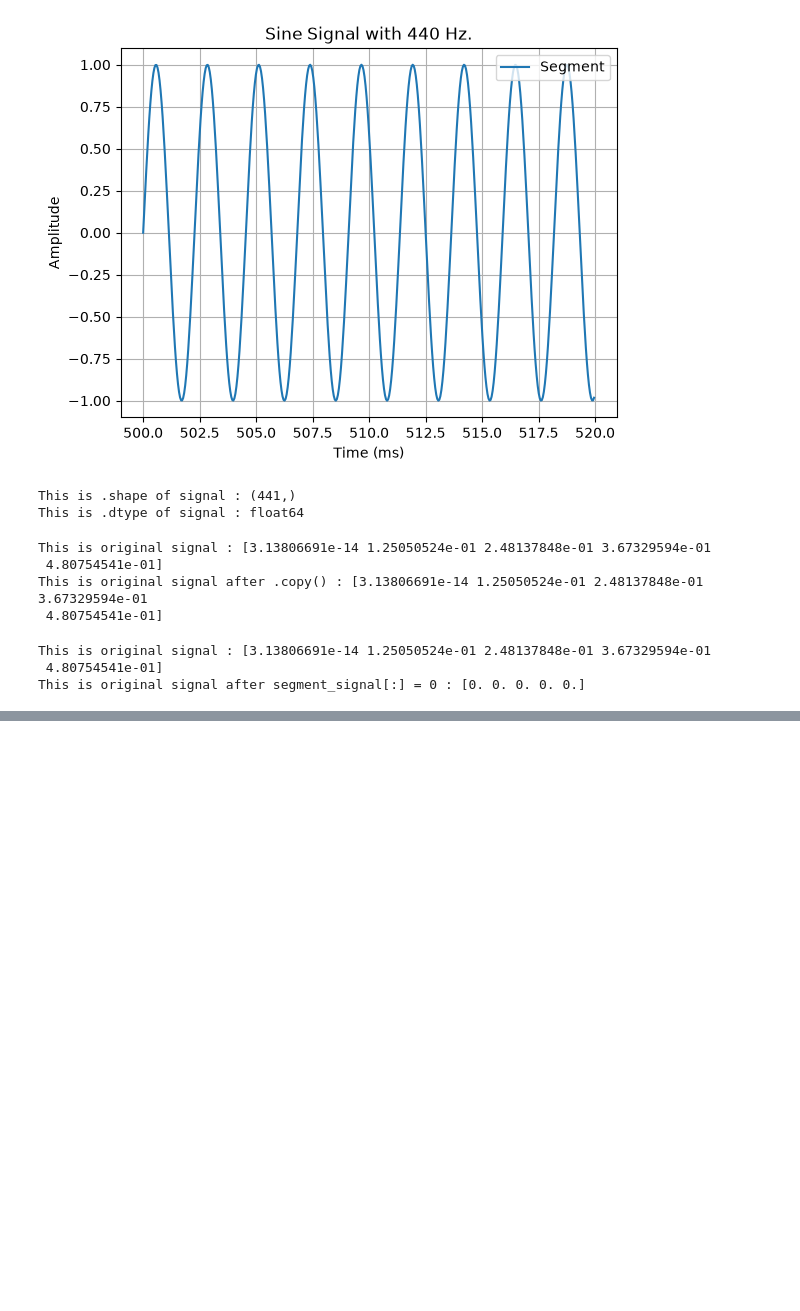
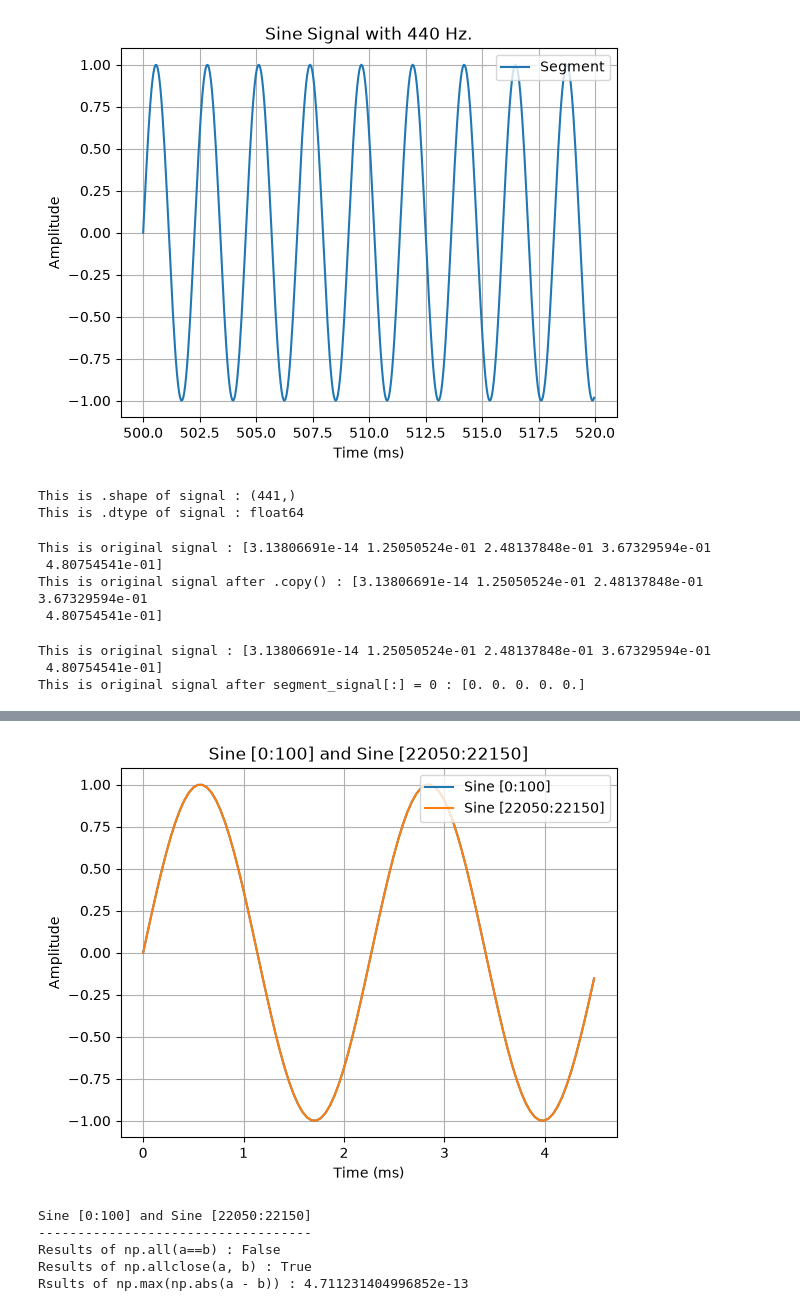
Before and after one commit to ohm-arthakorn/audio-based_music_recommendation, a Jupyter notebook: notebooks/02_NumPy_for_Audio.ipynb, the cells around one changed output, grey strips where cells are left out. Cells and saved outputs as stored; diff of their text form; code cells hidden in the pictures; blank space fills up the shorter version.

```diff
--- a/notebooks/02_NumPy_for_Audio.ipynb
+++ b/notebooks/02_NumPy_for_Audio.ipynb
@@ -88,0 +152,35 @@ This is original signal after segment_signal[:] = 0 : [0. 0. 0. 0. 0.]
+# %%
+# เปรียบเทียบคู่ที่ 2
+
+# สร้างช่วงระยะเวลาสำหรับการแสดงสัญญาณ 2 วินาที
+t_2 = np.arange(0, 2, 1/sr)
+
+x_2 = 2 * np.pi * frequency * t_2
+
+a_2 = np.sin(x_2)   # สร้างสัญญาณ Sine ระยะเวลา 2 วินาที
+Sine_1st_interval = a_2[0:100]
+Sine_2nd_interval = a_2[22050:22150]
+
+# -- Plot Graph --
+fig, ax = plt.subplots()
+ax.set(xlabel="Time (ms)", ylabel="Amplitude", title="Sine [0:100] and Sine [22050:22150]")
+ax.grid()
+
+ax.plot(t_2[0:100]*1000, Sine_1st_interval, label="Sine [0:100]")
+ax.plot(t_2[0:100]*1000, Sine_2nd_interval, label="Sine [22050:22150]")
+ax.legend(loc="upper right")
+plt.show()
+
+# -- เปรียบเทียบระหว่าง Sine [0:100] และ Sine [22050:22150] --
+print("Sine [0:100] and Sine [22050:22150]")
+print("-----------------------------------")
+print(f'Results of np.all(a==b) : {np.all(Sine_1st_interval == Sine_2nd_interval)}')    # เป็นการเช็คแต่ละค่าใน index เดียวกันเทียบเรียงตัว ถ้ามีตัวใดตัวหนึ่ง False ก็จะ False เลย
+print(f'Results of np.allclose(a, b) : {np.allclose(Sine_1st_interval,Sine_2nd_interval)}') # เป็นการเช็คแต่ละค่าใน index เดียวกันเทียบเรียงตัวเหมือนกัน แต่ว่าขอแค่ใกล้เคียงมากพอประมาณ atol + rtol × |b|
+print(f'Rsults of np.max(np.abs(a - b)) : {np.max(np.abs(Sine_1st_interval - Sine_2nd_interval))}') # เปรียบเทียบจุดแต่ละจุดของกราฟนำมาลบกันและผ่านค่าสัมบูรณ์แล้วเลือกจุดที่แตกต่างกันมากที่สุด
+# %% [output]
+[figure, added]
+Sine [0:100] and Sine [22050:22150]
+-----------------------------------
+Results of np.all(a==b) : False
+Results of np.allclose(a, b) : True
+Rsults of np.max(np.abs(a - b)) : 4.711231404996852e-13
```
Also changed, not shown: parts of 4 cells of this notebook, 1 other file.
